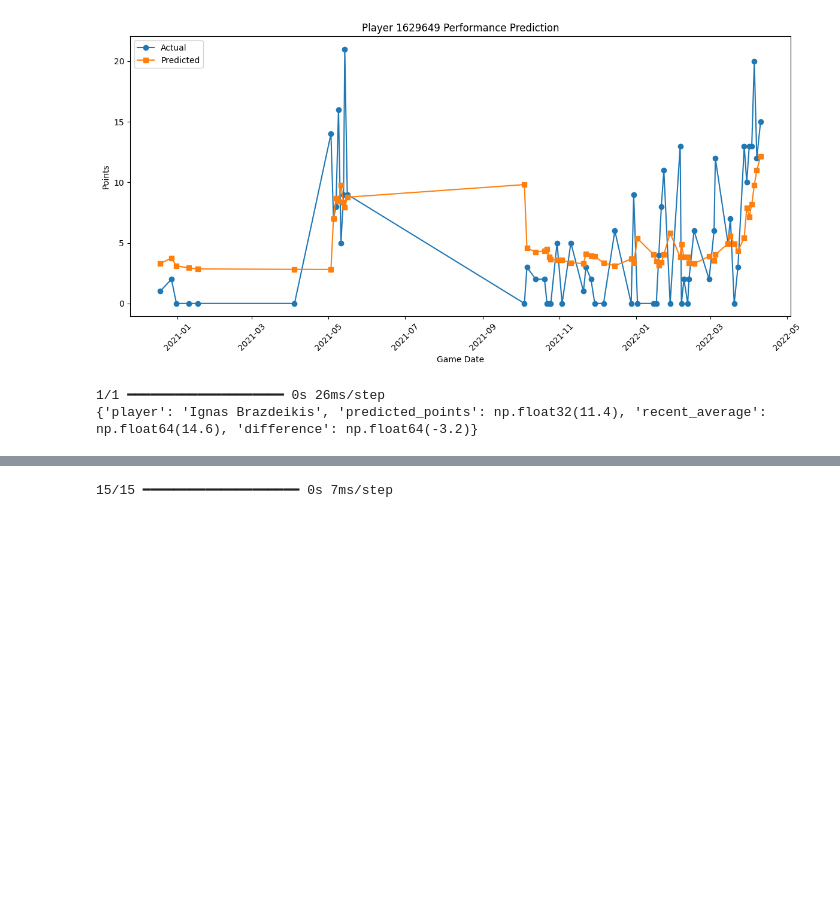
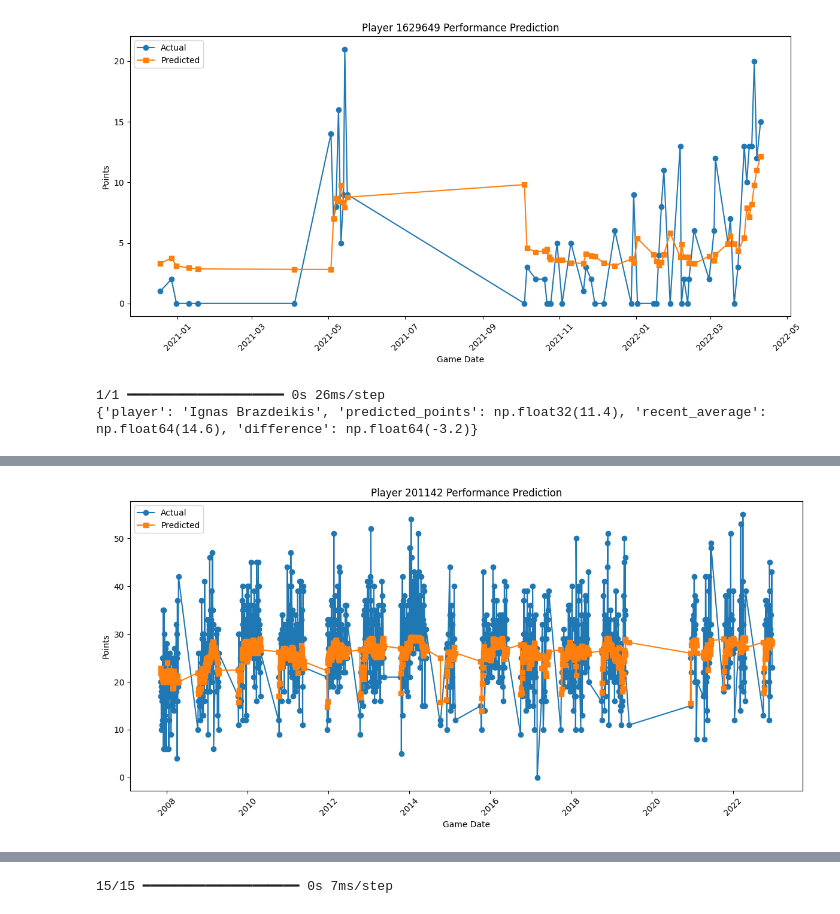
Before and after one commit to ErnestaA94/AI_FINAL_PROJECT, a Jupyter notebook: notebooks/NN_models.ipynb, the cells around one changed output, grey strips where cells are left out. Drawn from its saved outputs; the diff is of its cells as text; code cells hidden in the pictures; blank space fills up the shorter version.

Commit message:
add some visualizations to compare models

```diff
--- a/notebooks/NN_models.ipynb
+++ b/notebooks/NN_models.ipynb
@@ -597,3 +594,8 @@ print(prediction)
 [figure]
 1/1 ━━━━━━━━━━━━━━━━━━━━ 0s 26ms/step
 {'player': 'Ignas Brazdeikis', 'predicted_points': np.float32(11.4), 'recent_average': np.float64(14.6), 'difference': np.float64(-3.2)}
+# %%
+analyze_player_predictions(201142, model, feature_data, X_scaler, y_scaler)
+prediction = get_player_prediction("Kevin Durant", model, feature_data, players, X_scaler, y_scaler)
+print(prediction)
+# %% [output]
@@ -599,0 +603 @@ print(prediction)
+[figure, added]
```
Also changed, not shown: parts of 13 cells of this notebook, 3 other files.
